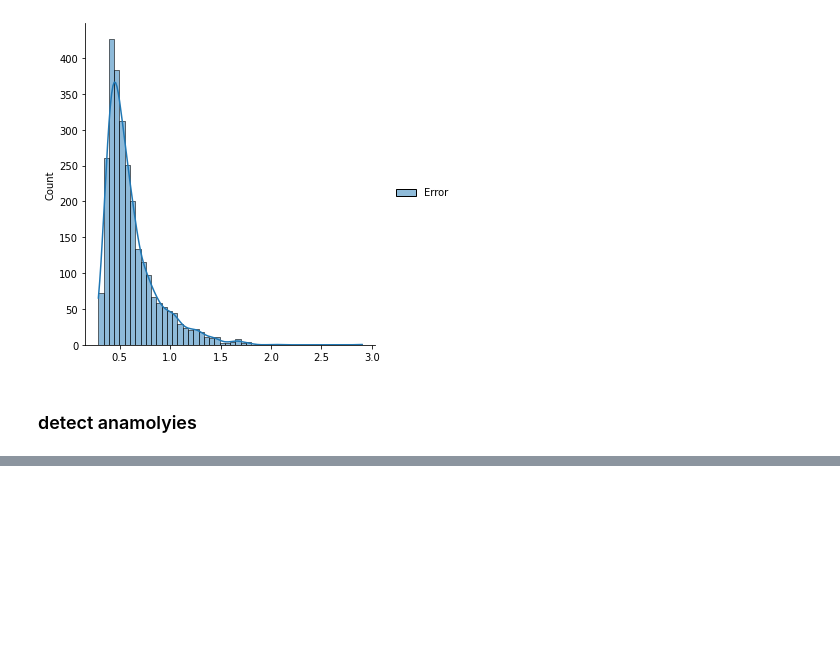
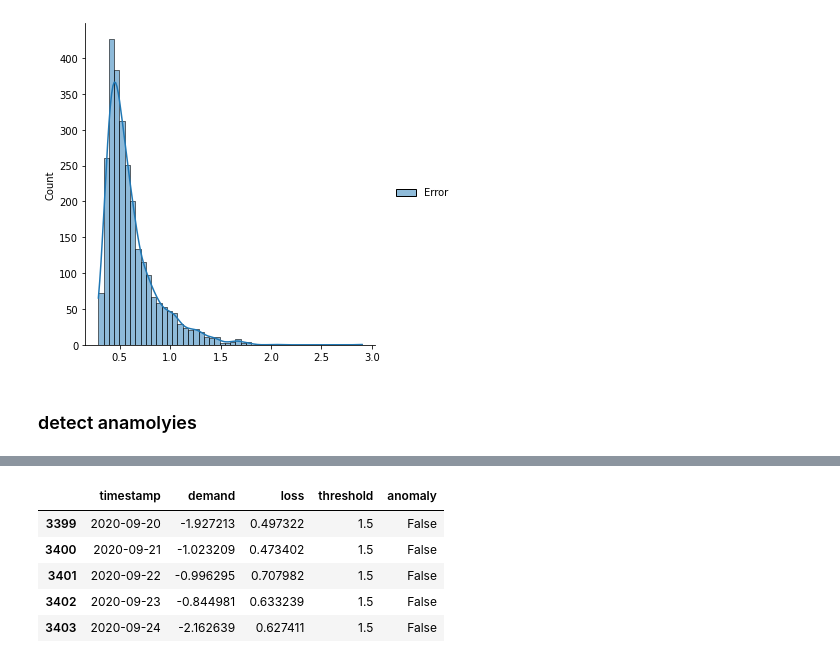
Before and after one commit to GDhasade/Time_Series_Analysis_NationalGrid_Data, a Jupyter notebook: Untitled.ipynb, the cells around one changed output, grey strips where cells are left out. Drawn from its saved outputs; the diff is of its cells as text; code cells hidden in the pictures; blank space fills up the shorter version.

```diff
--- a/Untitled.ipynb
+++ b/Untitled.ipynb
@@ -632,0 +648,9 @@ test_mae_loss = np.mean(np.abs(X_test_pred - X_test), axis=1)
+# %%
+test_score_df.tail()
+# %% [output]
+|  | timestamp | demand | loss | threshold | anomaly |
+| 3399 | 2020-09-20 | -1.927213 | 0.497322 | 1.5 | False |
+| 3400 | 2020-09-21 | -1.023209 | 0.473402 | 1.5 | False |
+| 3401 | 2020-09-22 | -0.996295 | 0.707982 | 1.5 | False |
+| 3402 | 2020-09-23 | -0.844981 | 0.633239 | 1.5 | False |
+| 3403 | 2020-09-24 | -2.162639 | 0.627411 | 1.5 | False |
```
Also changed, not shown: parts of 8 cells of this notebook.
